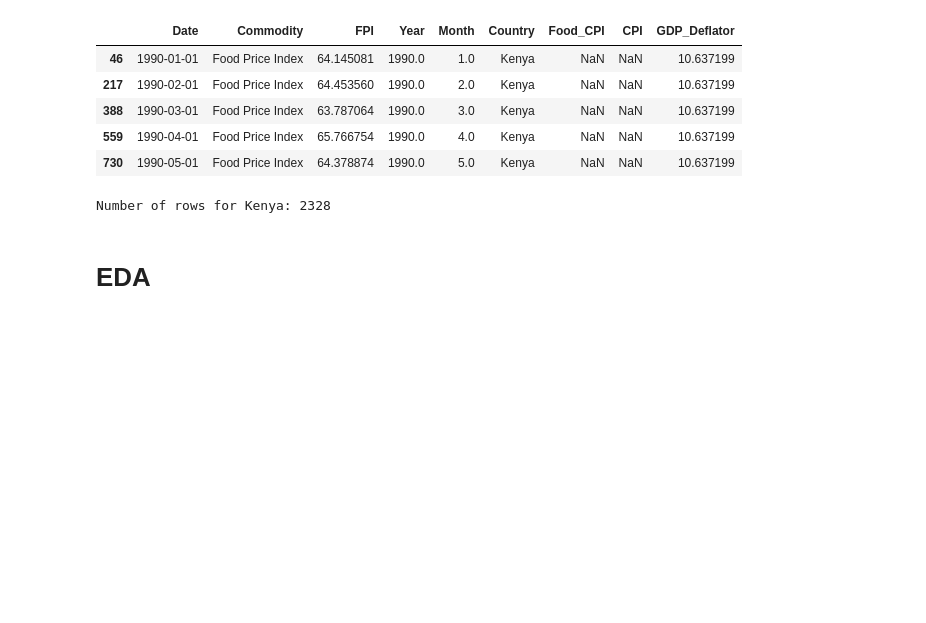
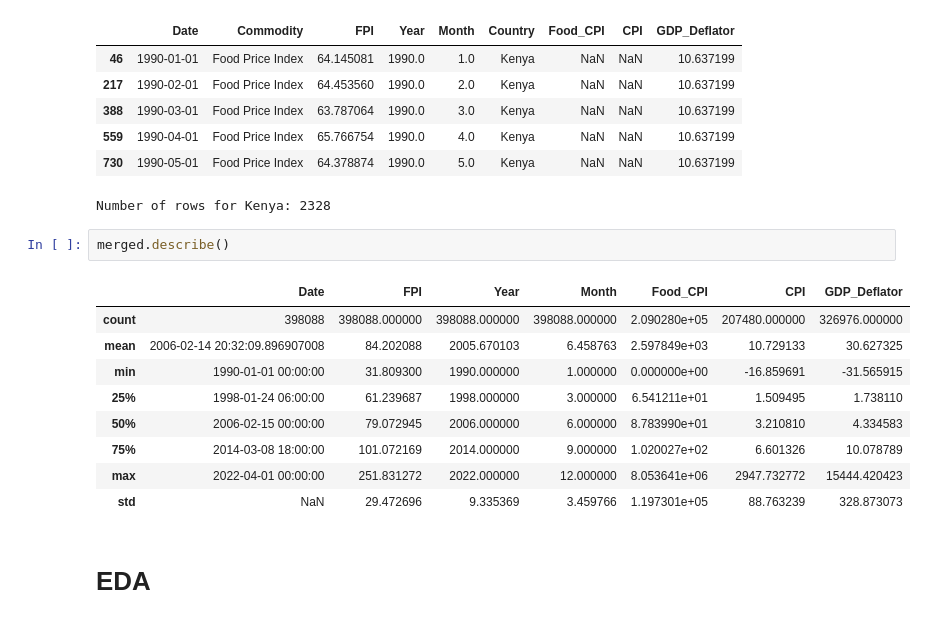
Before and after one commit to j-o-y-14/FOOD_PRICE_MONITOR, a Jupyter notebook: food.ipynb, the cells around one changed output. Cells and saved outputs as stored; diff of their text form; blank space fills up the shorter version.

```diff
--- a/food.ipynb
+++ b/food.ipynb
@@ -290,6 +290,18 @@ print("Number of rows for Kenya:", len(kenya_data))
 | 559 | 1990-04-01 | Food Price Index | 65.766754 | 1990.0 | 4.0 | Kenya | NaN | NaN | 10.637199 |
 | 730 | 1990-05-01 | Food Price Index | 64.378874 | 1990.0 | 5.0 | Kenya | NaN | NaN | 10.637199 |
 Number of rows for Kenya: 2328
+# %%
+merged.describe()
+# %% [output]
+|  | Date | FPI | Year | Month | Food_CPI | CPI | GDP_Deflator |
+| count | 398088 | 398088.000000 | 398088.000000 | 398088.000000 | 2.090280e+05 | 207480.000000 | 326976.000000 |
+| mean | 2006-02-14 20:32:09.896907008 | 84.202088 | 2005.670103 | 6.458763 | 2.597849e+03 | 10.729133 | 30.627325 |
+| min | 1990-01-01 00:00:00 | 31.809300 | 1990.000000 | 1.000000 | 0.000000e+00 | -16.859691 | -31.565915 |
+| 25% | 1998-01-24 06:00:00 | 61.239687 | 1998.000000 | 3.000000 | 6.541211e+01 | 1.509495 | 1.738110 |
+| 50% | 2006-02-15 00:00:00 | 79.072945 | 2006.000000 | 6.000000 | 8.783990e+01 | 3.210810 | 4.334583 |
+| 75% | 2014-03-08 18:00:00 | 101.072169 | 2014.000000 | 9.000000 | 1.020027e+02 | 6.601326 | 10.078789 |
+| max | 2022-04-01 00:00:00 | 251.831272 | 2022.000000 | 12.000000 | 8.053641e+06 | 2947.732772 | 15444.420423 |
+| std | NaN | 29.472696 | 9.335369 | 3.459766 | 1.197301e+05 | 88.763239 | 328.873073 |
 # %% [markdown]
 # EDA
 # %%
```
Also changed, not shown: parts of 34 cells of this notebook, 1 other file.
